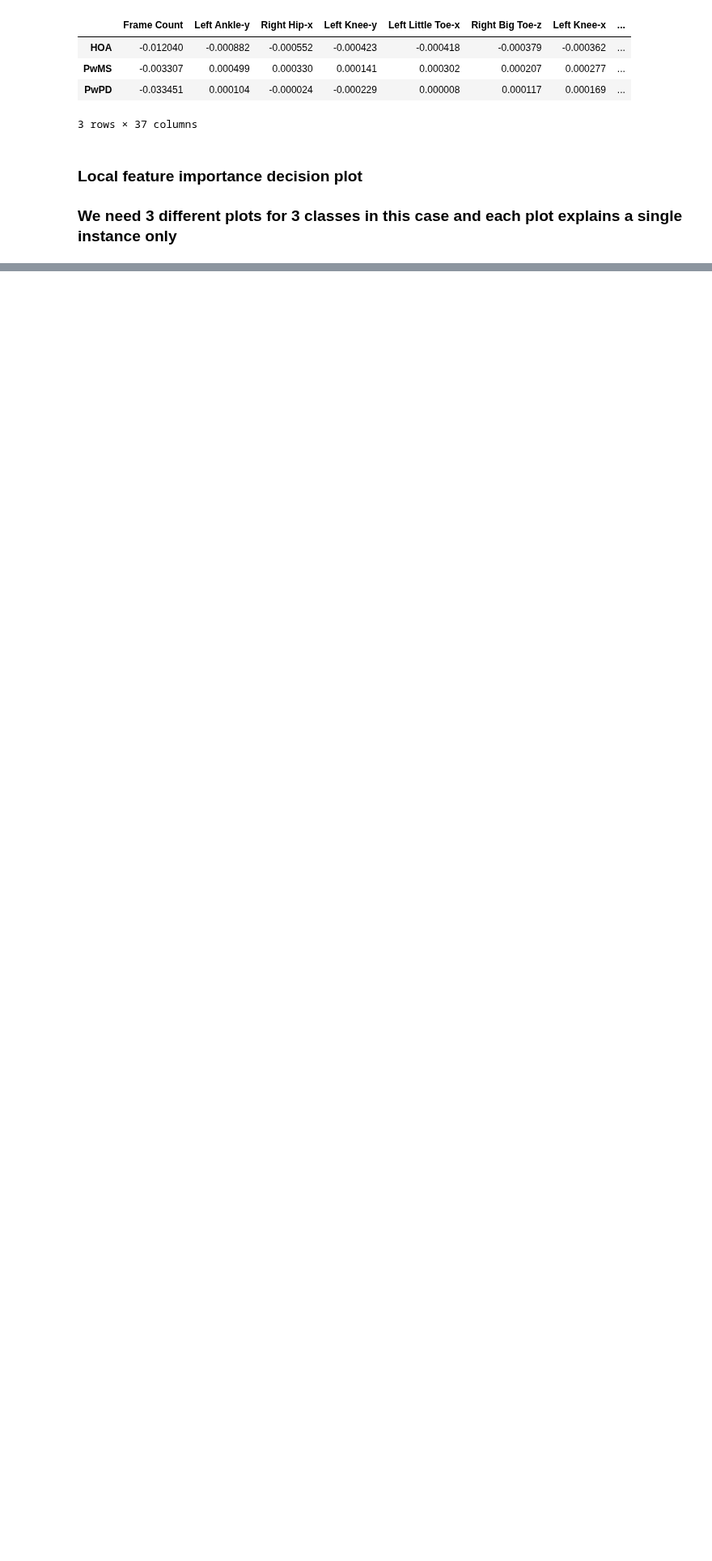
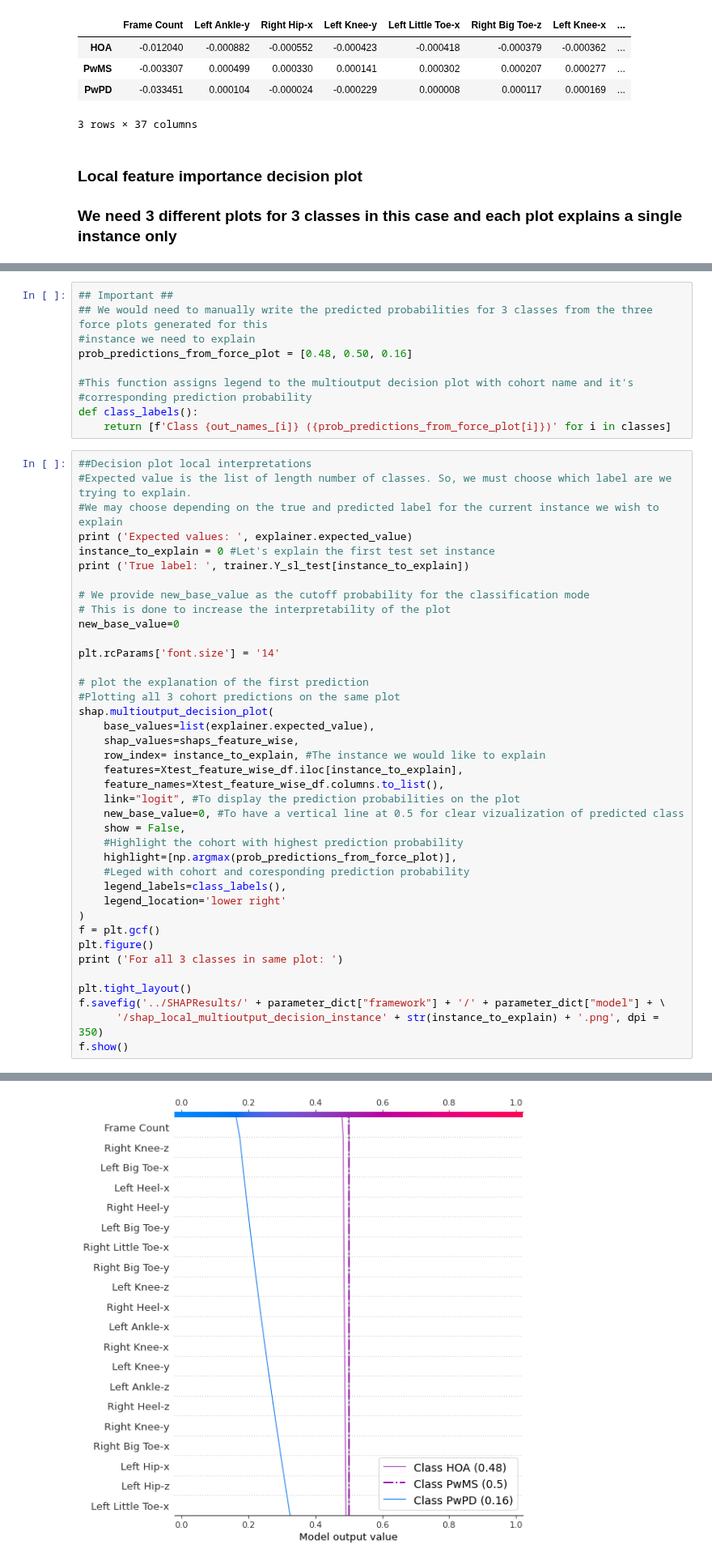
Before and after one commit to kaurrachneet6/Vision-Based-Gait-Analysis-Framework-for-Predicting-Multiple-Sclerosis, a Jupyter notebook: Discussion analysis/SubjectGenW_SHAP.ipynb, the cells around one changed output, grey strips where cells are left out. Shown at 81% size. Saved outputs shown, nothing was run; the diff lists cells and outputs as text; blank space fills up the shorter version.

```diff
--- a/Discussion analysis/SubjectGenW_SHAP.ipynb
+++ b/Discussion analysis/SubjectGenW_SHAP.ipynb
@@ -460,0 +485,50 @@ True label:  tensor(0)
+# %%
+## Important ##
+## We would need to manually write the predicted probabilities for 3 classes from the three force plots generated for this
+#instance we need to explain
+prob_predictions_from_force_plot = [0.48, 0.50, 0.16]
+
+#This function assigns legend to the multioutput decision plot with cohort name and it's
+#corresponding prediction probability
+def class_labels():
+    return [f'Class {out_names_[i]} ({prob_predictions_from_force_plot[i]})' for i in classes]
+# %%
+##Decision plot local interpretations
+#Expected value is the list of length number of classes. So, we must choose which label are we trying to explain.
+#We may choose depending on the true and predicted label for the current instance we wish to explain
+print ('Expected values: ', explainer.expected_value)
+instance_to_explain = 0 #Let's explain the first test set instance
+print ('True label: ', trainer.Y_sl_test[instance_to_explain])
+
+# We provide new_base_value as the cutoff probability for the classification mode
+# This is done to increase the interpretability of the plot
+new_base_value=0
+
+plt.rcParams['font.size'] = '14'
+
+# plot the explanation of the first prediction
+#Plotting all 3 cohort predictions on the same plot
+shap.multioutput_decision_plot(
+    base_values=list(explainer.expected_value),
+    shap_values=shaps_feature_wise,
+    row_index= instance_to_explain, #The instance we would like to explain
+    features=Xtest_feature_wise_df.iloc[instance_to_explain],
+    feature_names=Xtest_feature_wise_df.columns.to_list(),
+    link="logit", #To display the prediction probabilities on the plot
+    new_base_value=0, #To have a vertical line at 0.5 for clear vizualization of predicted class
+    show = False,
+    #Highlight the cohort with highest prediction probability
+    highlight=[np.argmax(prob_predictions_from_force_plot)],
+    #Leged with cohort and coresponding prediction probability
+    legend_labels=class_labels(),
+    legend_location='lower right'
+)
+f = plt.gcf()
+plt.figure()
+print ('For all 3 classes in same plot: ')
+
+plt.tight_layout()
+f.savefig('../SHAPResults/' + parameter_dict["framework"] + '/' + parameter_dict["model"] + \
+      '/shap_local_multioutput_decision_instance' + str(instance_to_explain) + '.png', dpi = 350)
+f.show()
+# %% [output]
@@ -460,0 +538 @@ True label:  tensor(0)
+[figure, added]
```
Also changed, not shown: parts of 5 cells of this notebook.
